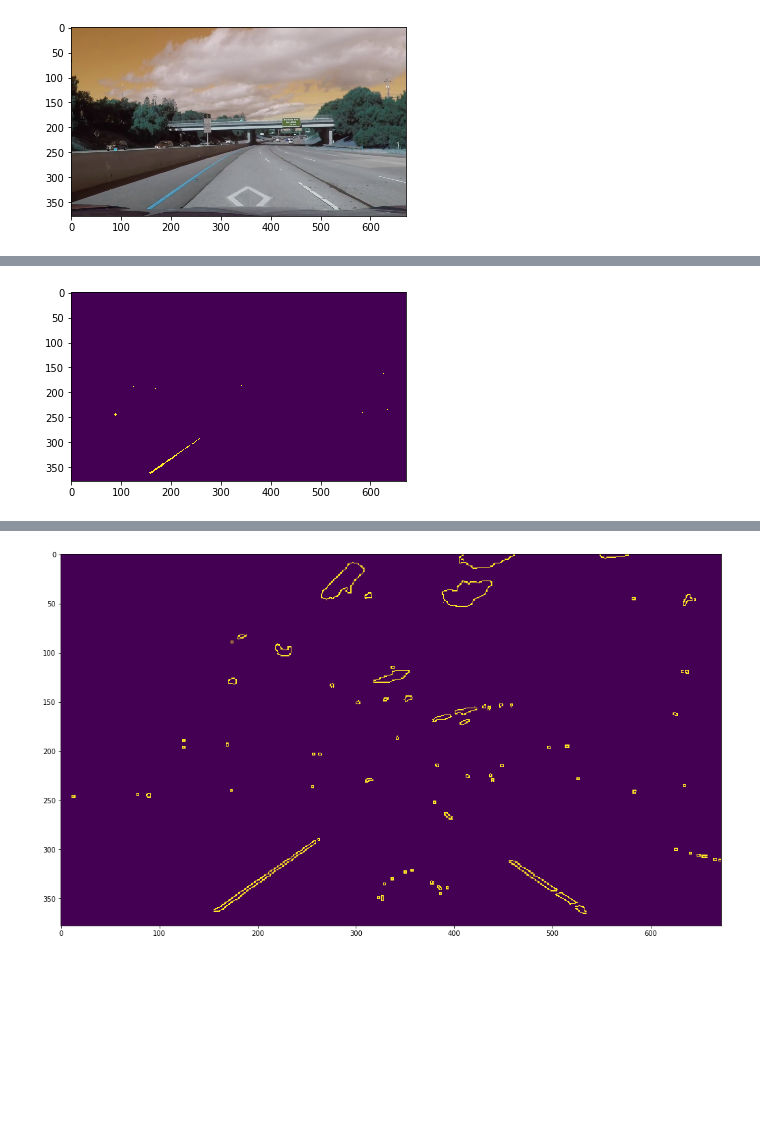
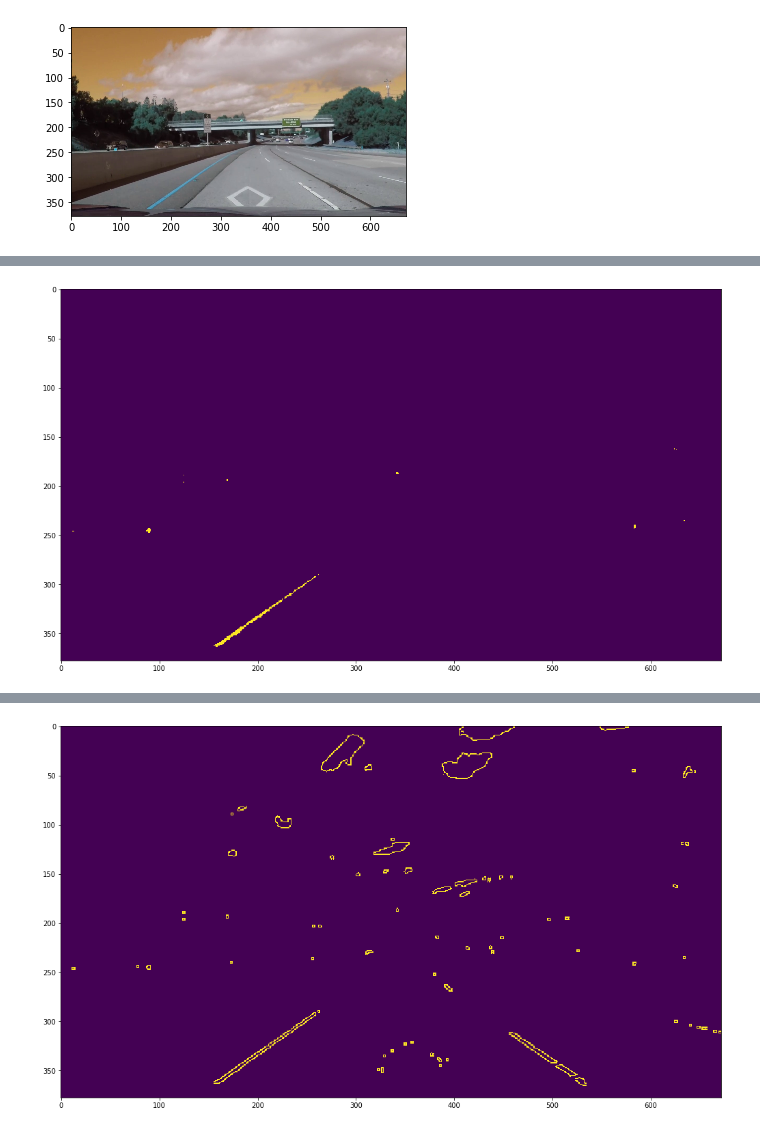
Before and after one commit to gohurali/Lane_Vehicle_Detection, a Jupyter notebook: lane_detection.ipynb, the cells around one changed output, grey strips where cells are left out. Saved outputs shown, nothing was run; the diff lists cells and outputs as text; code cells hidden in the pictures; blank space fills up the shorter version.

```diff
--- a/lane_detection.ipynb
+++ b/lane_detection.ipynb
@@ -55,6 +55,7 @@ hls_im = None
 hls_imgs = []
 if(single_ex):
     hls_im = cv2.cvtColor(img,cv2.COLOR_BGR2HLS)
+    plt.figure(figsize = (50,10))
     plt.imshow(hls_im)
 else:
     for im in imgs:
@@ -70,16 +71,17 @@ y_upper_b = np.array([40, 255, 255], dtype=np.uint8)
 # %%
 # Yellow Lanes
 yellow_mask = None
 yellow_masks = []
 if(single_ex):
     yellow_mask = cv2.inRange(hls_im,y_lower_b,y_upper_b)
+    plt.figure(figsize = (50,10))
     plt.imshow(yellow_mask)
 else:
     for im in hls_imgs:
         yellow_mask = cv2.inRange(im,y_lower_b,y_upper_b)
         yellow_masks.append(yellow_mask)
 # %% [output]
-[figure, old version]
+[figure, new version]
 # %%
 # White Lanes
 white_mask = None
```
Also changed, not shown: parts of 10 cells of this notebook, 3 other files.
